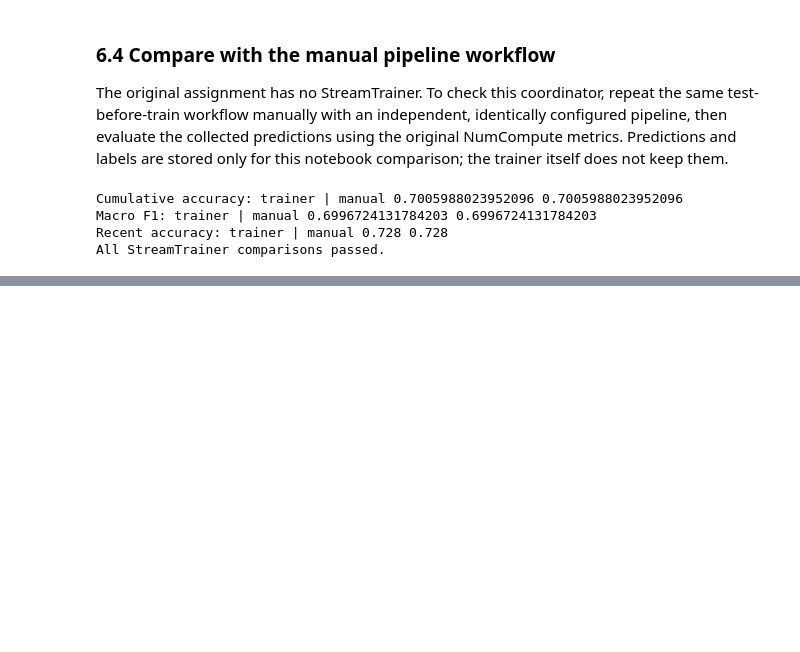
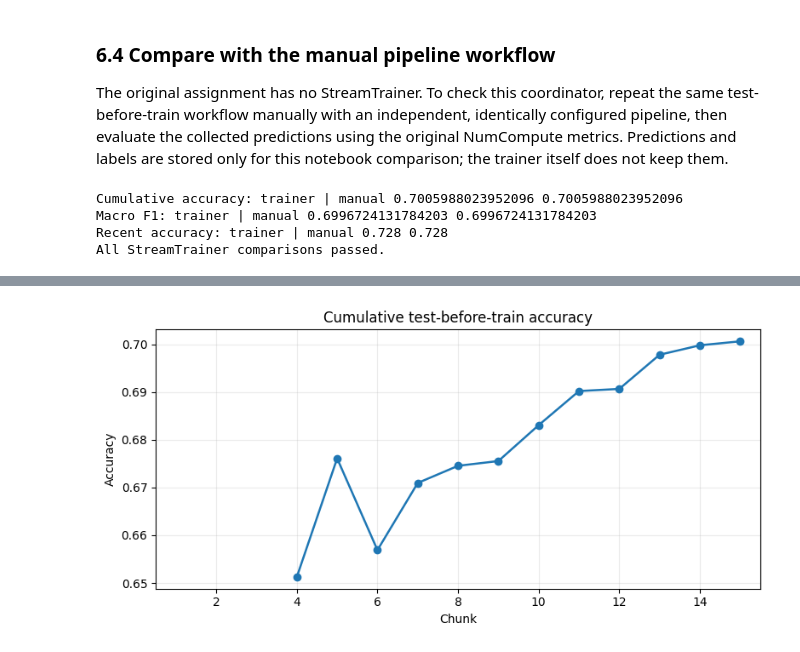
Before and after one commit to DahaoP1/NumCompute, a Jupyter notebook: demo/stream_demo.ipynb, the cells around one changed output, grey strips where cells are left out. Cells and saved outputs as stored; diff of their text form; code cells hidden in the pictures; blank space fills up the shorter version.

Commit message:
Feat: visualise done. working on improve this and combine code in Notebook

```diff
--- a/demo/stream_demo.ipynb
+++ b/demo/stream_demo.ipynb
@@ -1042,0 +1051,15 @@ All StreamTrainer comparisons passed.
+# %%
+%matplotlib inline
+
+cumulative_curve = np.full(len(fit_logs), np.nan)
+chunk_curve_500 = np.full(len(fit_logs), np.nan)
+positions = [row["fit_chunks"] for row in score_logs]
+cumulative_curve[positions] = [row["cumulative_accuracy"] for row in score_logs]
+chunk_curve_500[positions] = [row["accuracy"] for row in score_logs]
+
+fig, ax = visualise.plot_metric_over_time(
+    cumulative_curve, title="Cumulative test-before-train accuracy", ylabel="Accuracy",
+)
+# To save this plot, also pass save_path=root / "demo" / "figures" / "accuracy.png".
+# %% [output]
+[figure, added]
```
Also changed, not shown: parts of 9 cells of this notebook, 2 other files.
